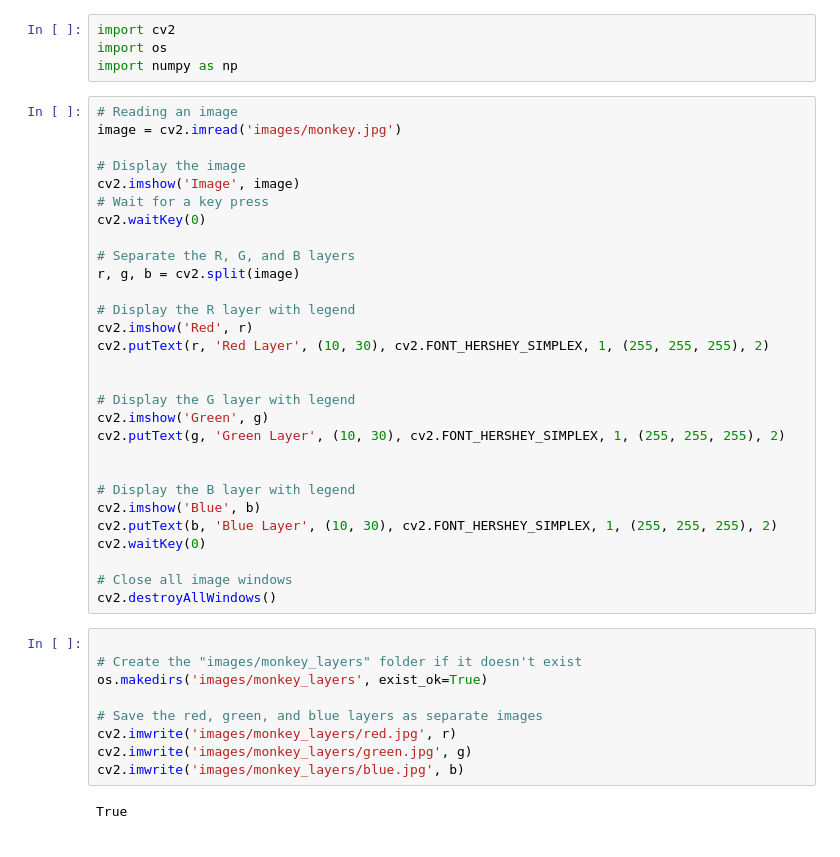
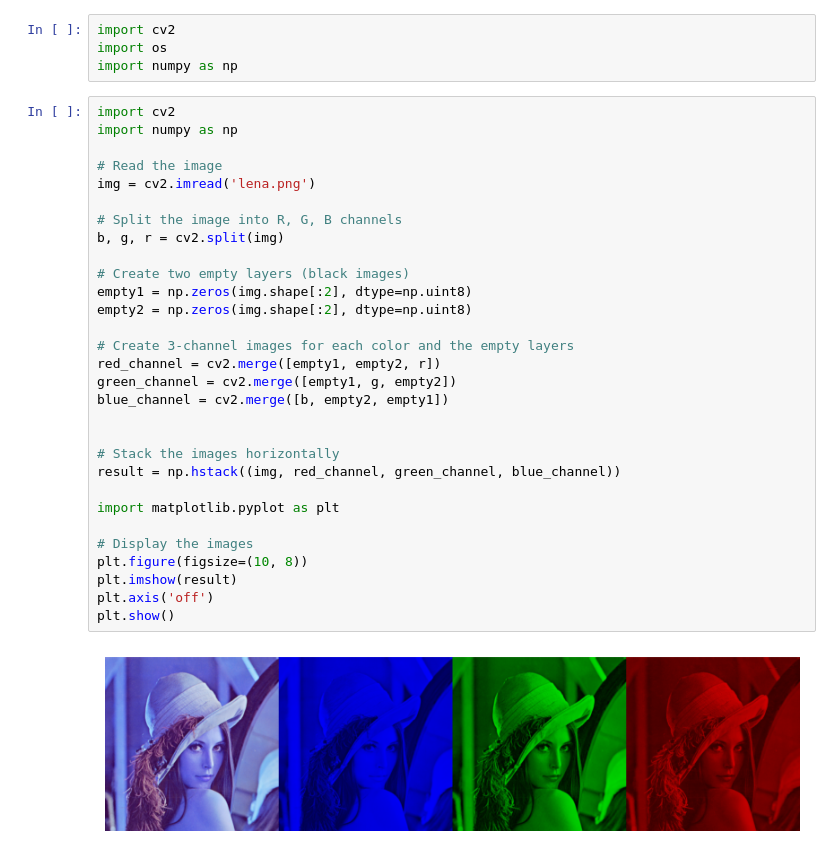
Before and after one commit to 0Drishtant0/Digital-Image-Processing, a Jupyter notebook: cvBasics.ipynb, the cells around one changed output. Cells and saved outputs as stored; diff of their text form.

```diff
--- a/cvBasics.ipynb
+++ b/cvBasics.ipynb
@@ -2,46 +2,38 @@
 import cv2
 import os
 import numpy as np
-# %%
-# Reading an image
-image = cv2.imread('images/monkey.jpg')
-
-# Display the image
-cv2.imshow('Image', image)
-# Wait for a key press
-cv2.waitKey(0)
-
-# Separate the R, G, and B layers
-r, g, b = cv2.split(image)
-
-# Display the R layer with legend
-cv2.imshow('Red', r)
-cv2.putText(r, 'Red Layer', (10, 30), cv2.FONT_HERSHEY_SIMPLEX, 1, (255, 255, 255), 2)
-
-
-# Display the G layer with legend
-cv2.imshow('Green', g)
-cv2.putText(g, 'Green Layer', (10, 30), cv2.FONT_HERSHEY_SIMPLEX, 1, (255, 255, 255), 2)
-
-
-# Display the B layer with legend
-cv2.imshow('Blue', b)
-cv2.putText(b, 'Blue Layer', (10, 30), cv2.FONT_HERSHEY_SIMPLEX, 1, (255, 255, 255), 2)
-cv2.waitKey(0)
-
-# Close all image windows
-cv2.destroyAllWindows()
-# %%
-
-# Create the "images/monkey_layers" folder if it doesn't exist
-os.makedirs('images/monkey_layers', exist_ok=True)
-
-# Save the red, green, and blue layers as separate images
-cv2.imwrite('images/monkey_layers/red.jpg', r)
-cv2.imwrite('images/monkey_layers/green.jpg', g)
-cv2.imwrite('images/monkey_layers/blue.jpg', b)
-# %% [output]
-True
+# %%
+import cv2
+import numpy as np
+
+# Read the image
+img = cv2.imread('lena.png')
+
+# Split the image into R, G, B channels
+b, g, r = cv2.split(img)
+
+# Create two empty layers (black images)
+empty1 = np.zeros(img.shape[:2], dtype=np.uint8)
+empty2 = np.zeros(img.shape[:2], dtype=np.uint8)
+
+# Create 3-channel images for each color and the empty layers
+red_channel = cv2.merge([empty1, empty2, r])
+green_channel = cv2.merge([empty1, g, empty2])
+blue_channel = cv2.merge([b, empty2, empty1])
+
+
+# Stack the images horizontally
+result = np.hstack((img, red_channel, green_channel, blue_channel))
+
+import matplotlib.pyplot as plt
+
+# Display the images
+plt.figure(figsize=(10, 8))
+plt.imshow(result)
+plt.axis('off')
+plt.show()
+# %% [output]
+[figure, added]
 # %%
 
 # Convert the RGB layers to grayscale using different methods
```
Also changed, not shown: parts of 1 cell of this notebook.
